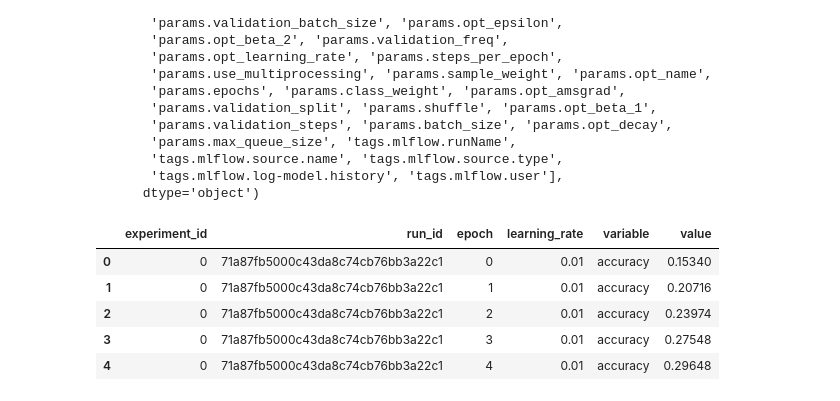
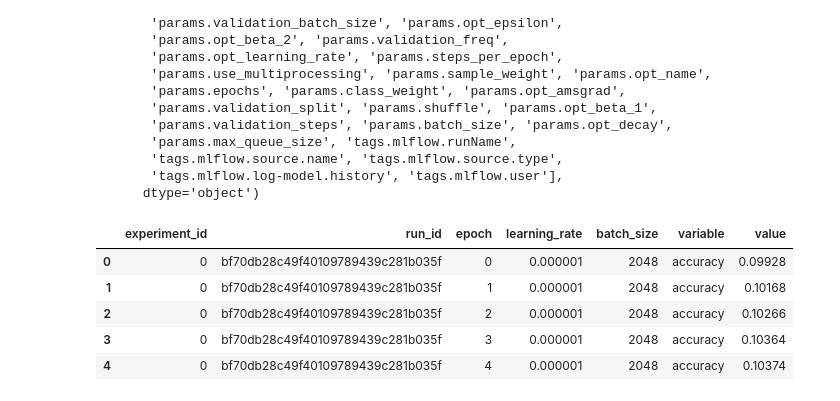
Before and after one commit to PaulHiemstra/exxample_ml_project, a Jupyter notebook: Example Notebook.ipynb, the cells around one changed output. Saved outputs shown, nothing was run; the diff lists cells and outputs as text; code cells hidden in the pictures.

```diff
--- a/Example Notebook.ipynb
+++ b/Example Notebook.ipynb
@@ -164,22 +164,34 @@ all_history = [get_mlruns_pickle(run_row, 'history.pkl',
                                  vars2get=['experiment_id', 'run_id', 'params.opt_learning_rate', 'params.batch_size'])
                                    for idx, run_row in available_runs.iterrows()]
 # %%
+import numpy as np
+
 all_acc_data = pd.concat([pd.DataFrame({'accuracy': h['data'].history['accuracy'],
                                         'val_accuracy': h['data'].history['val_accuracy'],
                                         'experiment_id': h['experiment_id'],
                                         'run_id': h['run_id'],
                                         'learning_rate': h['params.opt_learning_rate'],
                                         'batch_size': h['params.batch_size'],
                                         'epoch': range(len(h['data'].history['accuracy']))}) for h in all_history])
 plot_data = all_acc_data.melt(value_vars=['accuracy', 'val_accuracy'], id_vars=['experiment_id', 'run_id', 'epoch', 'learning_rate', 'batch_size'])
+
+lr_series = pd.to_numeric(plot_data['learning_rate'])
+plot_data['learning_rate'] = pd.Categorical(lr_series, lr_series.unique())
+
+btsize_series = pd.to_numeric(plot_data['batch_size'])
+plot_data['batch_size'] = pd.Categorical(btsize_series, btsize_series.unique())
+
+with open('plot_data_sens.pkl', 'wb') as pkl_file:
+    pickle.dump(plot_data, pkl_file)
+
 plot_data.head()
 # %% [output]
-|  | experiment_id | run_id | epoch | learning_rate | variable | value |
-| 0 | 0 | 71a87fb5000c43da8c74cb76bb3a22c1 | 0 | 0.01 | accuracy | 0.15340 |
-| 1 | 0 | 71a87fb5000c43da8c74cb76bb3a22c1 | 1 | 0.01 | accuracy | 0.20716 |
-| 2 | 0 | 71a87fb5000c43da8c74cb76bb3a22c1 | 2 | 0.01 | accuracy | 0.23974 |
-| 3 | 0 | 71a87fb5000c43da8c74cb76bb3a22c1 | 3 | 0.01 | accuracy | 0.27548 |
-| 4 | 0 | 71a87fb5000c43da8c74cb76bb3a22c1 | 4 | 0.01 | accuracy | 0.29648 |
+|  | experiment_id | run_id | epoch | learning_rate | batch_size | variable | value |
+| 0 | 0 | bf70db28c49f40109789439c281b035f | 0 | 0.000001 | 2048 | accuracy | 0.09928 |
+| 1 | 0 | bf70db28c49f40109789439c281b035f | 1 | 0.000001 | 2048 | accuracy | 0.10168 |
+| 2 | 0 | bf70db28c49f40109789439c281b035f | 2 | 0.000001 | 2048 | accuracy | 0.10266 |
+| 3 | 0 | bf70db28c49f40109789439c281b035f | 3 | 0.000001 | 2048 | accuracy | 0.10364 |
+| 4 | 0 | bf70db28c49f40109789439c281b035f | 4 | 0.000001 | 2048 | accuracy | 0.10374 |
 # %%
 from plotnine import *
 
```
Also changed, not shown: parts of 1 cell of this notebook, 1 other file.
